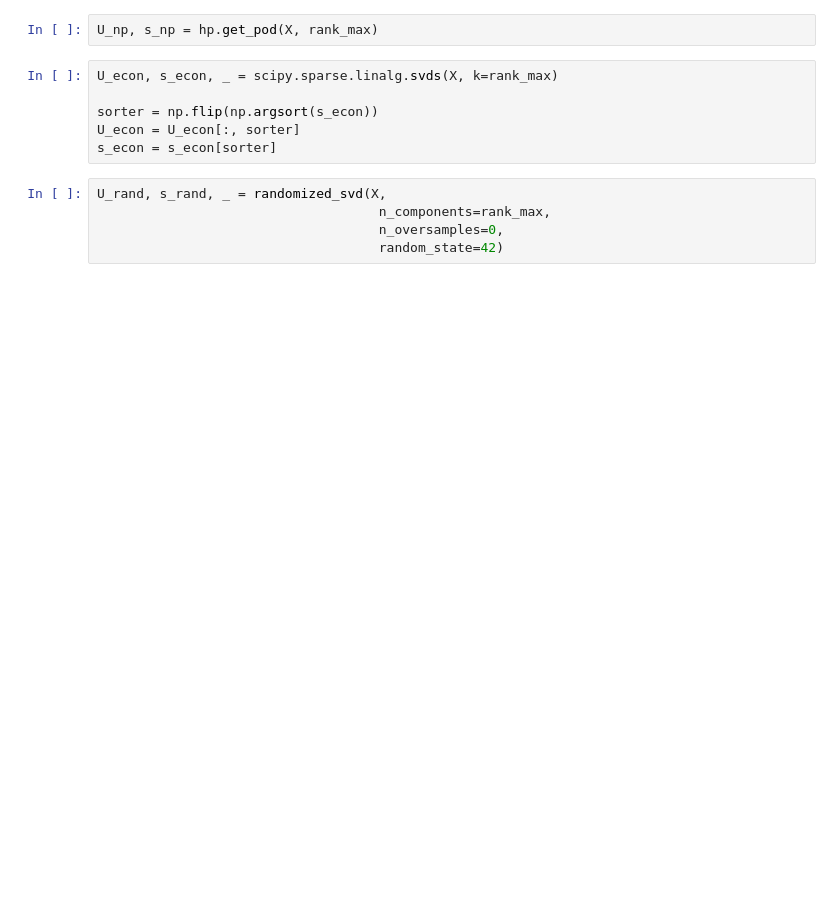
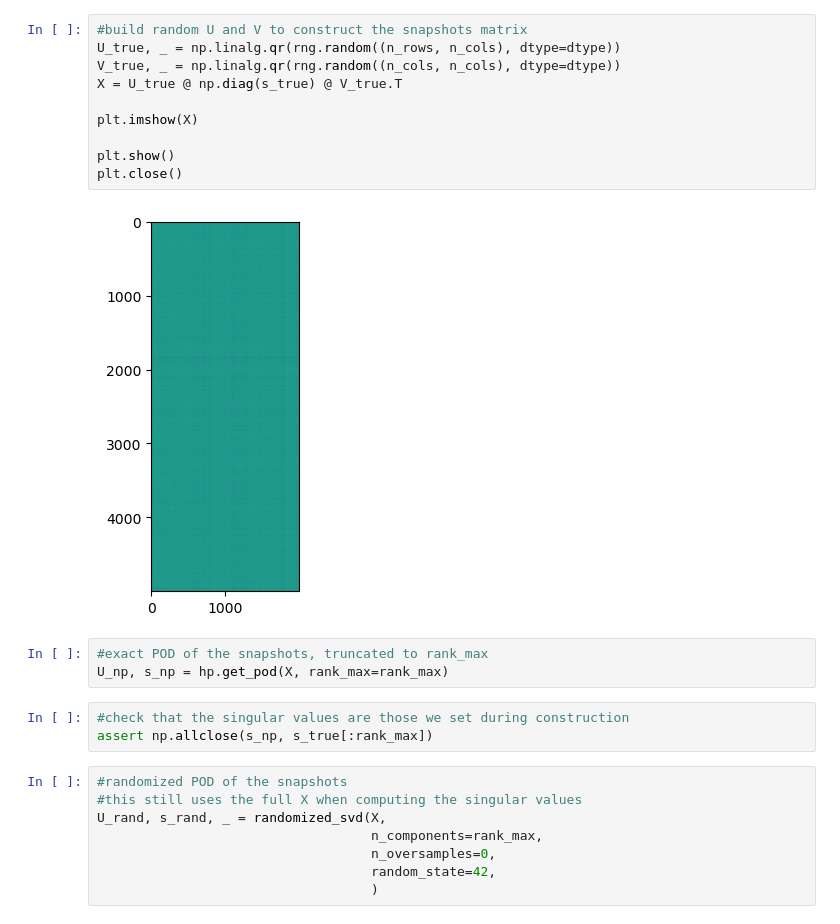
Before and after one commit to lfabris-mhpc/hapod, a Jupyter notebook: tutorials/tutorial_2.ipynb, the cells around one changed output. Drawn from its saved outputs; the diff is of its cells as text; blank space fills up the shorter version.

```diff
--- a/tutorials/tutorial_2.ipynb
+++ b/tutorials/tutorial_2.ipynb
@@ -42,13 +33,26 @@ verbose = False
+# %%
+#build random U and V to construct the snapshots matrix
+U_true, _ = np.linalg.qr(rng.random((n_rows, n_cols), dtype=dtype))
+V_true, _ = np.linalg.qr(rng.random((n_cols, n_cols), dtype=dtype))
+X = U_true @ np.diag(s_true) @ V_true.T
+
+plt.imshow(X)
+
+plt.show()
+plt.close()
+# %% [output]
+[figure, added]
 # %%
-U_np, s_np = hp.get_pod(X, rank_max)
+#exact POD of the snapshots, truncated to rank_max
+U_np, s_np = hp.get_pod(X, rank_max=rank_max)
-# %%
-U_econ, s_econ, _ = scipy.sparse.linalg.svds(X, k=rank_max)
-
-sorter = np.flip(np.argsort(s_econ))
-U_econ = U_econ[:, sorter]
-s_econ = s_econ[sorter]
+# %%
+#check that the singular values are those we set during construction
+assert np.allclose(s_np, s_true[:rank_max])
 # %%
+#randomized POD of the snapshots
+#this still uses the full X when computing the singular values
 U_rand, s_rand, _ = randomized_svd(X,
-                                    n_components=rank_max,
-                                    n_oversamples=0,
-                                    random_state=42)
+                                   n_components=rank_max,
+                                   n_oversamples=0,
+                                   random_state=42,
+                                   )
```
Also changed, not shown: parts of 13 cells of this notebook, 1 other file.
